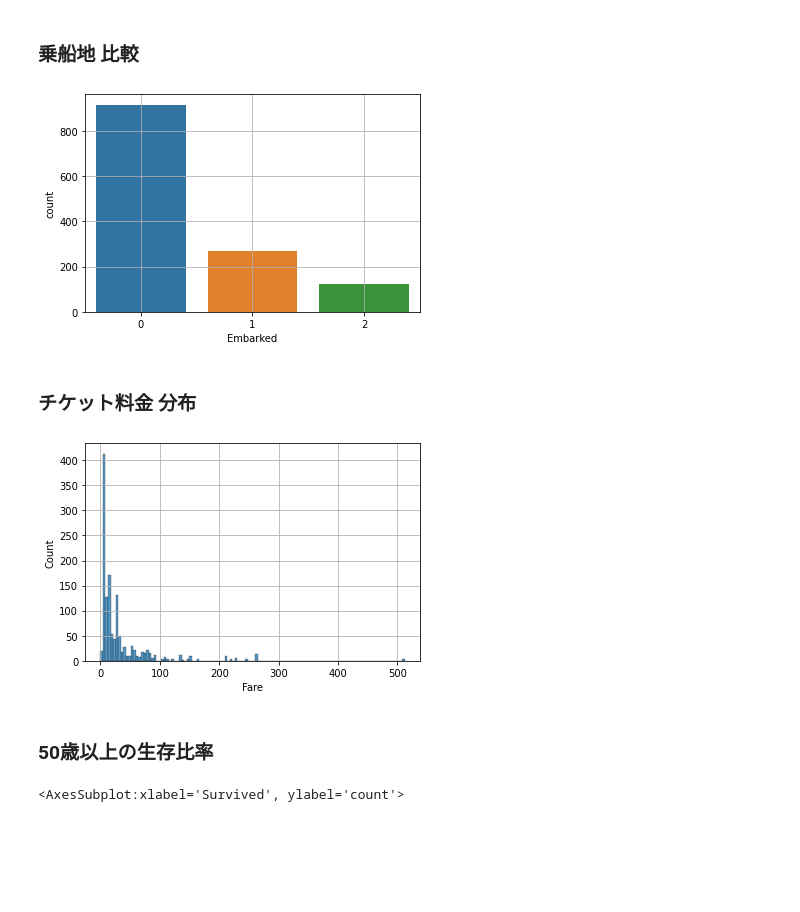
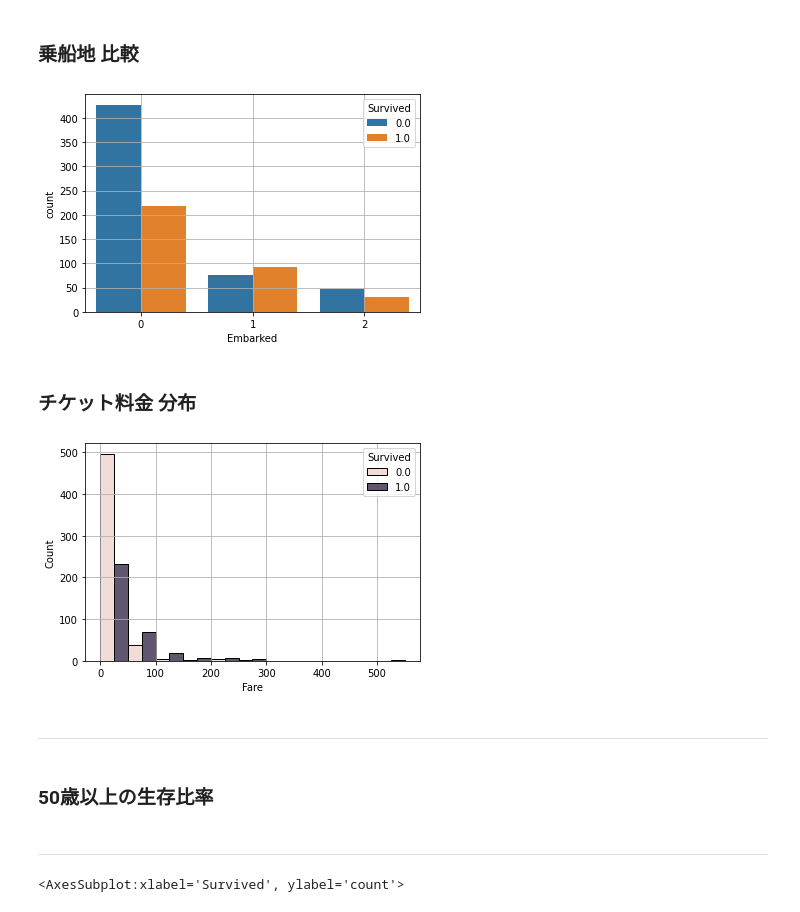
Before and after one commit to kanameg/ml4se, a Jupyter notebook: python/src/data_analysis.ipynb, the cells around one changed output. Drawn from its saved outputs; the diff is of its cells as text; code cells hidden in the pictures; blank space fills up the shorter version.

```diff
--- a/python/src/data_analysis.ipynb
+++ b/python/src/data_analysis.ipynb
@@ -124,21 +215,25 @@ plt.grid(True)
 # %% [markdown]
 ### 乗船地 比較
 # %%
-sns.countplot(data=data, x='Embarked')
+sns.countplot(data=data, x='Embarked', hue='Survived')
 plt.xlabel('Embarked')
 plt.grid(True)
 # %% [output]
-[figure, old version]
+[figure, new version]
 # %% [markdown]
 ### チケット料金 分布
 # %%
-sns.histplot(data=data, x='Fare')
+sns.histplot(data=data, x='Fare', binwidth=50, hue='Survived', multiple='dodge')
 plt.xlabel('Fare')
 plt.grid(True)
 # %% [output]
-[figure, old version]
+[figure, new version]
+# %% [markdown]
+---
 # %% [markdown]
 ### 50歳以上の生存比率
+# %% [markdown]
+---
 # %%
 sns.countplot(data=data[data['Fare'] > 50], x='Survived')
 # %% [output]
```
Also changed, not shown: parts of 38 cells of this notebook.
